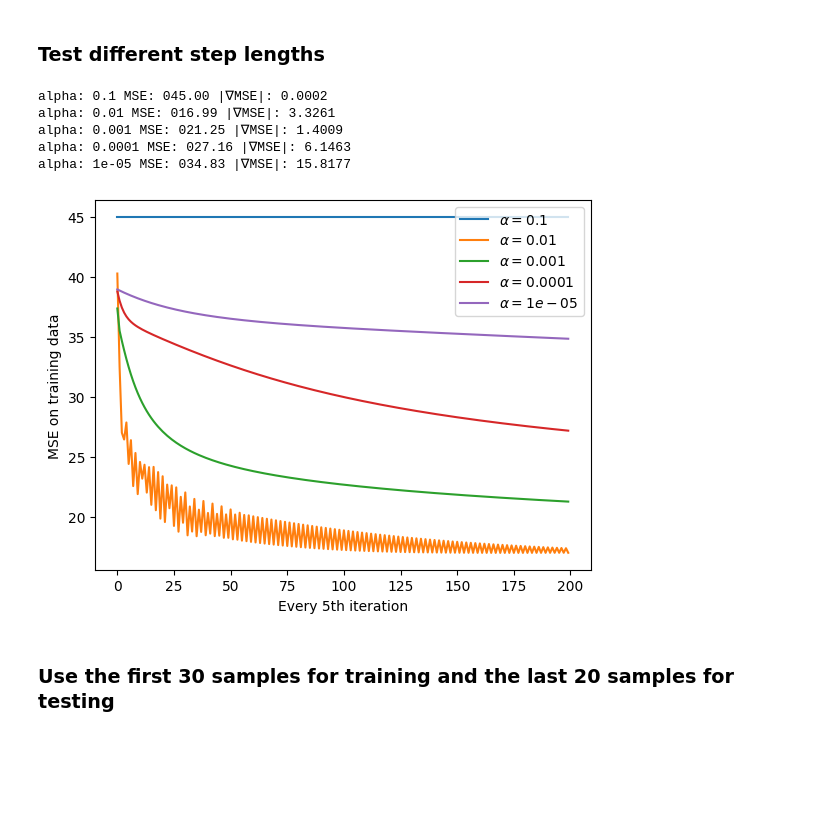
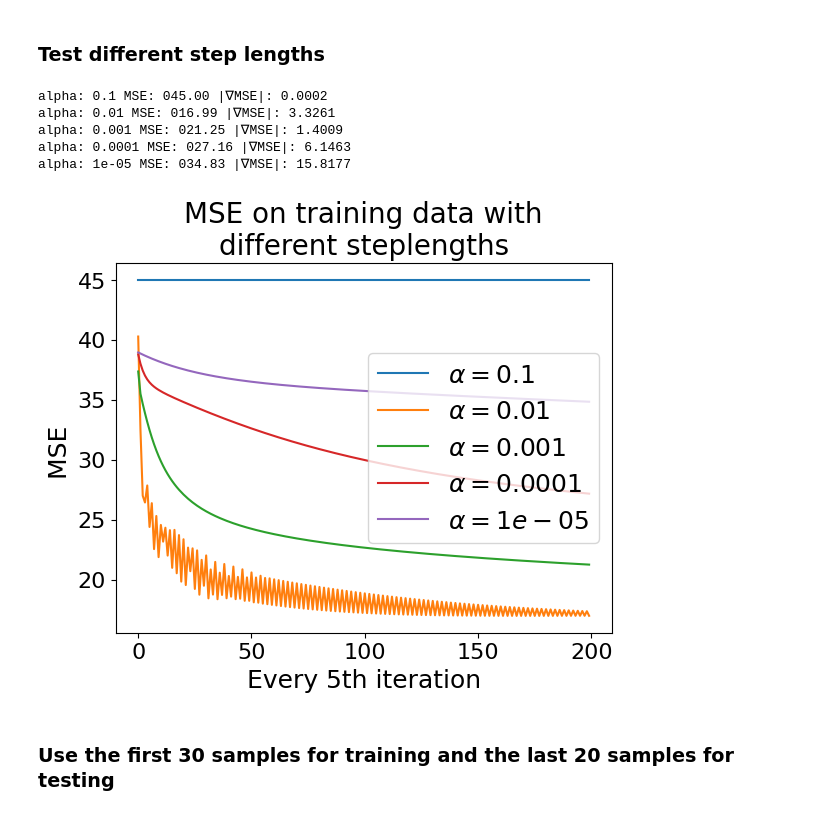
Before and after one commit to Martin-Ansteensen/TTT4275-Classification-project, a Jupyter notebook: Iris/iris.ipynb, the cells around one changed output. Cells and saved outputs as stored; diff of their text form; code cells hidden in the pictures; blank space fills up the shorter version.

Commit message:
Create figures for report

```diff
--- a/Iris/iris.ipynb
+++ b/Iris/iris.ipynb
@@ -7,3 +3,15 @@ import seaborn as sn
+# %%
+import numpy as np
+import matplotlib.pyplot as plt
+import seaborn as sn
+
+plt.rcParams.update({
+    "font.size": 12+6,           # Default text (e.g., axes labels)
+    "axes.titlesize": 14+6,      # Title size
+    "axes.labelsize": 12+6,      # Axis labels
+    "xtick.labelsize": 10+6,     # X-axis ticks
+    "ytick.labelsize": 10+6,     # Y-axis ticks
+})
 # %% [markdown]
 ### Helper functions for handling data
 # %%
@@ -147,30 +155,32 @@ def generate_conf_matrix_figure(conf_matrix, title):
 # %%
 # Task 1.1a, 1.1b
 
 train_size = 30
 
 X_train_raw, X_test_raw = split_data(load_data(), train_size)
 X_train, X_test = extend_data(X_train_raw), extend_data(X_test_raw)
 
 alphas = [1e-1, 1e-2, 1e-3, 1e-4, 1e-5]
 
 plt.figure()
 for alpha in alphas:
 
     T_train, T_test = generate_labels(train_size)
     W, mse_iter = gradient_descent(alpha=alpha, X=X_train, T=T_train)
     print(f"alpha: {alpha} MSE: {MSE(X_train, T_train, W):06.2f} |∇MSE|: {np.linalg.norm(grad_MSE(X_train, T_train, W), ord='fro'):.4f}")
     plt.plot(mse_iter[::5], label=rf"$\alpha={alpha}$")
 
 plt.xlabel("Every 5th iteration")
-plt.ylabel("MSE on training data")
+plt.ylabel("MSE ")
+plt.title("MSE on training data with\ndifferent steplengths")
 plt.legend()
+plt.savefig(f"figures/test-different-alphas.pdf", format="pdf", bbox_inches="tight")
 plt.show()
 # %% [output]
 alpha: 0.1 MSE: 045.00 |∇MSE|: 0.0002
 alpha: 0.01 MSE: 016.99 |∇MSE|: 3.3261
 alpha: 0.001 MSE: 021.25 |∇MSE|: 1.4009
 alpha: 0.0001 MSE: 027.16 |∇MSE|: 6.1463
 alpha: 1e-05 MSE: 034.83 |∇MSE|: 15.8177
-[figure, old version]
+[figure, new version]
 # %%
```
Also changed, not shown: parts of 11 cells of this notebook, 15 other files.
